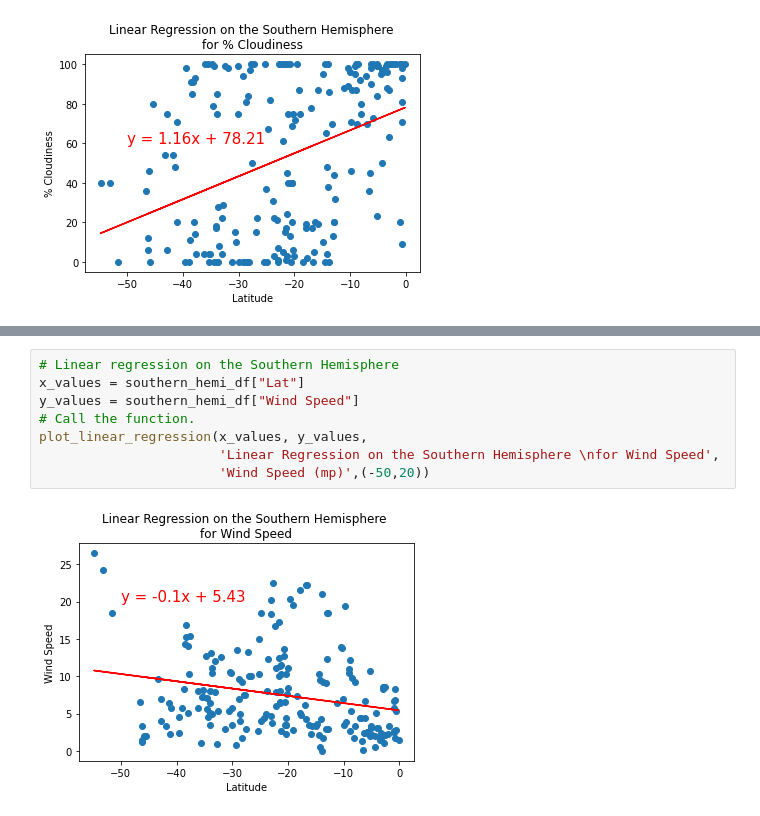
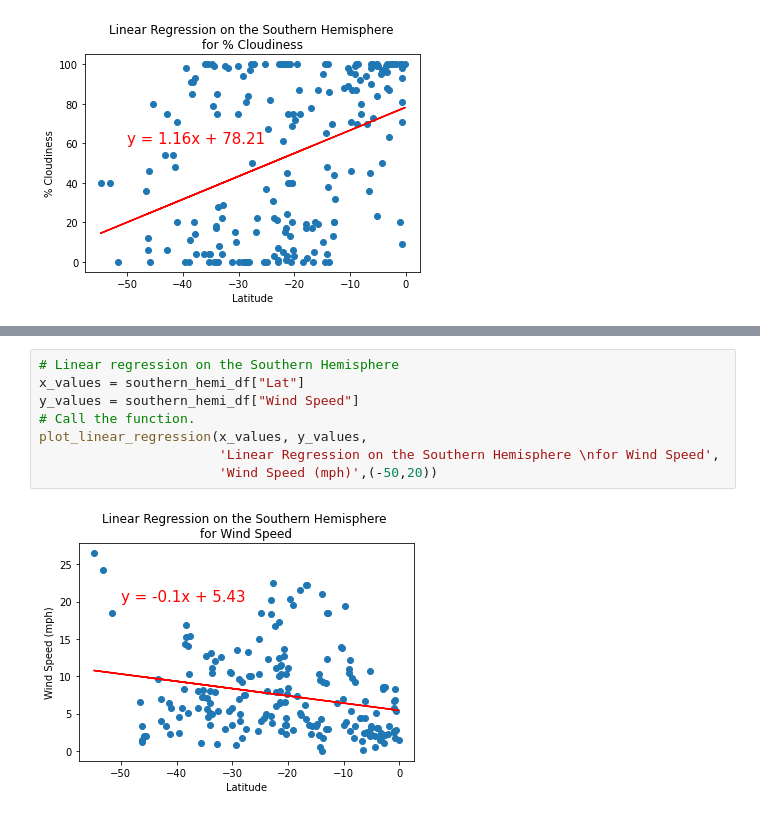
Before and after one commit to yolandahjohnson/World_Weather_Analysis, a Jupyter notebook: WeatherPy.ipynb, the cells around one changed output, grey strips where cells are left out. Drawn from its saved outputs; the diff is of its cells as text.

```diff
--- a/WeatherPy.ipynb
+++ b/WeatherPy.ipynb
@@ -389,10 +389,10 @@ plot_linear_regression(x_values, y_values,
 # %%
 # Linear regression on the Southern Hemisphere
 x_values = southern_hemi_df["Lat"]
 y_values = southern_hemi_df["Wind Speed"]
 # Call the function.
 plot_linear_regression(x_values, y_values,
                        'Linear Regression on the Southern Hemisphere \nfor Wind Speed',
-                       'Wind Speed (mp)',(-50,20))
+                       'Wind Speed (mph)',(-50,20))
 # %% [output]
-[figure, old version]
+[figure, new version]
```
Also changed, not shown: parts of 1 cell of this notebook, 2 other files.
